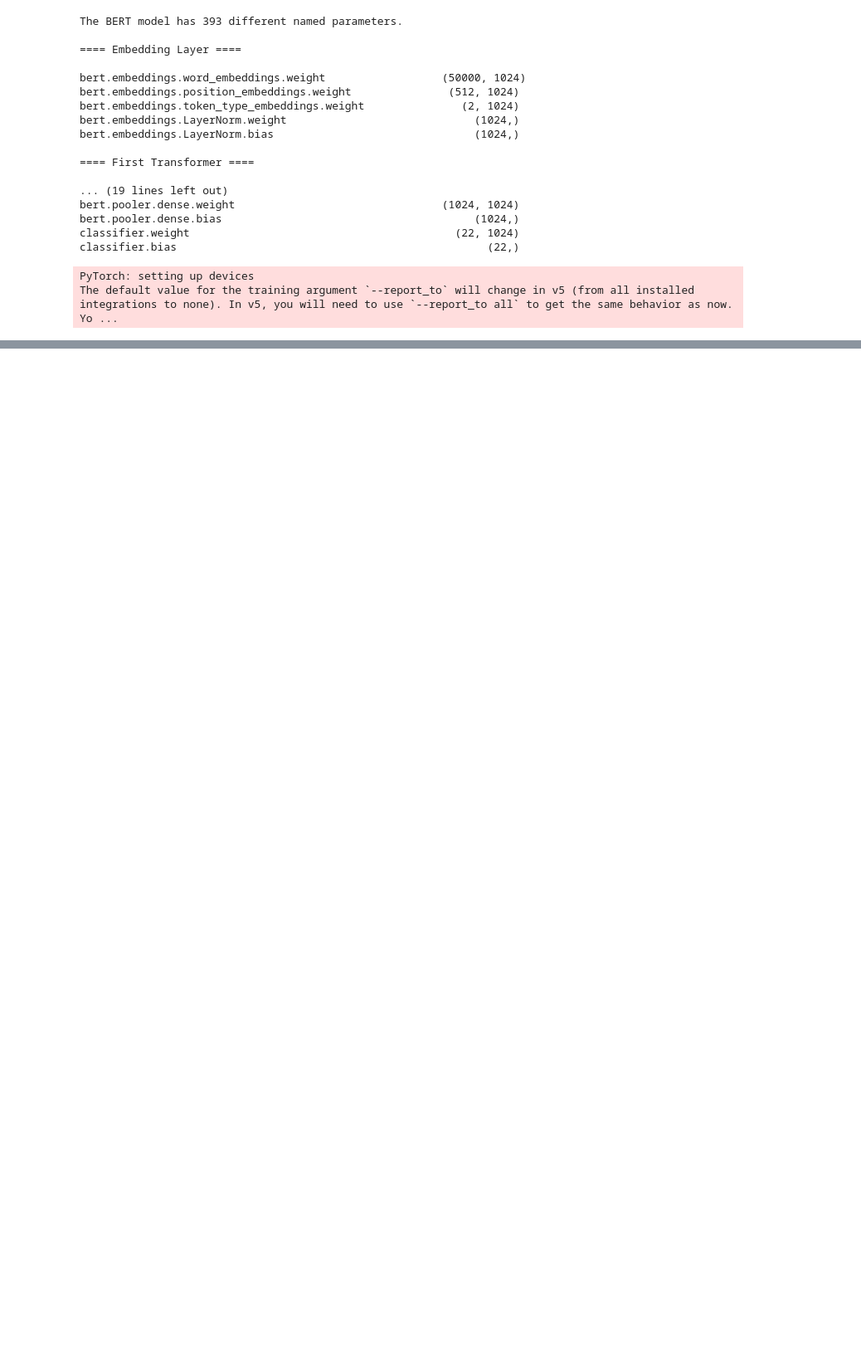
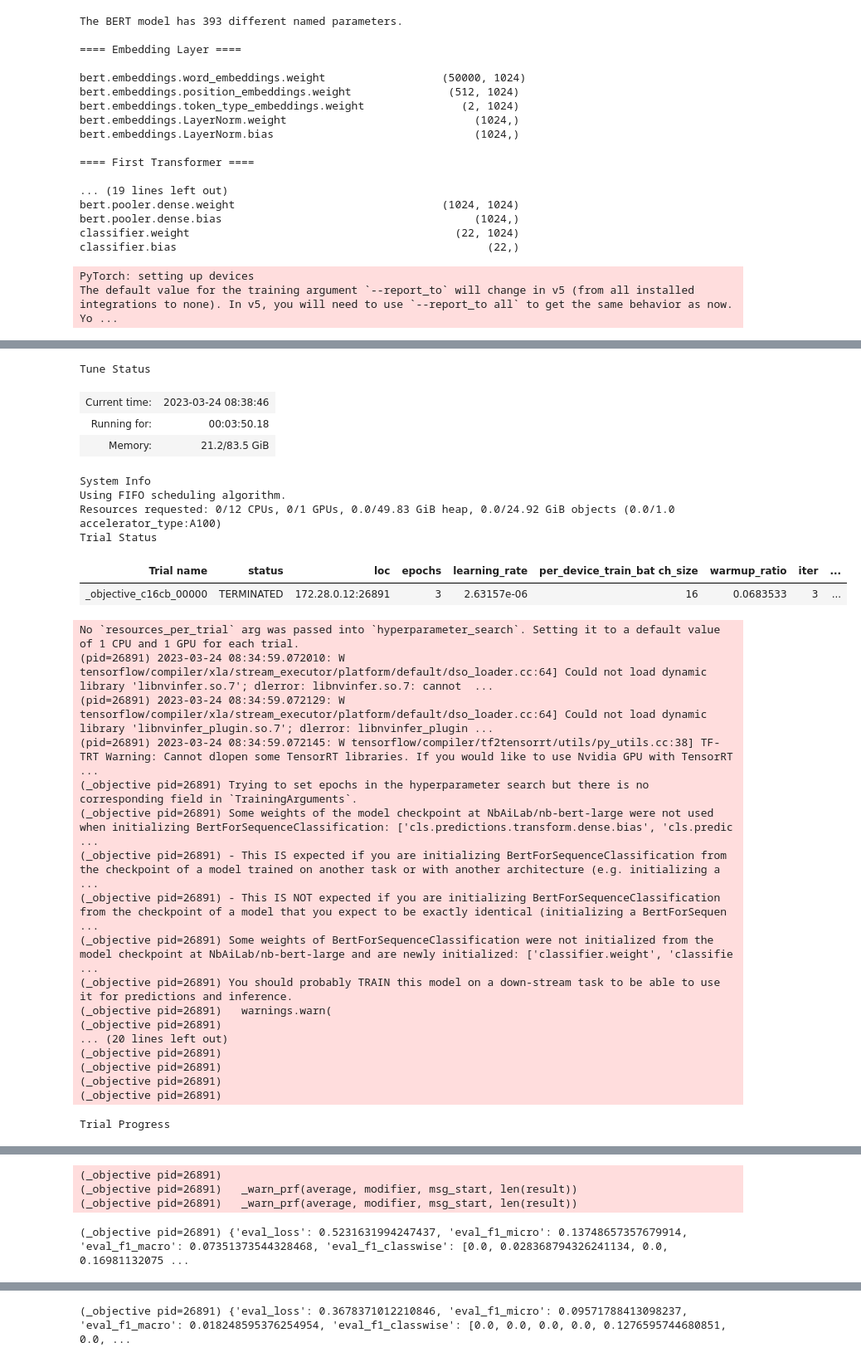
Before and after one commit to hellund/sports-article-classification, a Jupyter notebook: src/modelling/multi_label_bert_model_raytune.ipynb, the cells around one changed output, grey strips where cells are left out. Shown: that part at 83% size. Cells and saved outputs as stored; diff of their text form; code cells hidden in the pictures; blank space fills up the shorter version.

Commit message:
added model notebooks after runs

```diff
--- a/src/modelling/multi_label_bert_model_raytune.ipynb
+++ b/src/modelling/multi_label_bert_model_raytune.ipynb
@@ -128,15 +153,20 @@ def multi_label_metrics(predictions, labels, threshold=0.5):
     y_true = labels
     f1_micro_average = f1_score(y_true=y_true, y_pred=y_pred, average='micro')
     f1_macro_average = f1_score(y_true=y_true, y_pred=y_pred, average='macro')
-    f1_classwise = f1_score(y_true=y_true, y_pred=y_pred, average='samples')
+    f1_classwise = f1_score(y_true=y_true, y_pred=y_pred, average=None)
     roc_auc = roc_auc_score(y_true, y_pred, average = 'micro')
     accuracy = accuracy_score(y_true, y_pred)
+    score_report = classification_report(y_true,y_pred,
+    output_dict=True,
+    target_names=one_hot.classes_
+)
     # return as dictionary
     metrics = {'f1_micro': f1_micro_average,
                'f1_macro': f1_macro_average,
-               'f1_classwise': f1_classwise,
+               'f1_classwise': f1_classwise.tolist(),
                'roc_auc': roc_auc,
-               'accuracy': accuracy}
+               'accuracy': accuracy,
+               'score_report': score_report}
     return metrics
 
 def compute_metrics(p: EvalPrediction):
@@ -226,17 +256,17 @@ task = 'multi_label_classification'
 
 args = TrainingArguments(
     output_dir = f'experiment1-{model_name}-finetuned-{task}',
-    evaluation_strategy = 'steps',
-    save_strategy = 'steps',
+    evaluation_strategy = 'epoch',
+    save_strategy = 'epoch',
     seed = 100,
 #    learning_rate=2e-5,
 #    per_device_train_batch_size=batch_size,
 #    per_device_eval_batch_size=batch_size,
 #    num_train_epochs=5,
 #    weight_decay=0.01,
-    load_best_model_at_end=True,
-    metric_for_best_model=metric_name,
-    push_to_hub=True,
+   load_best_model_at_end=False,
+    #metric_for_best_model=metric_name,
+    #push_to_hub=True
 )
 # %% [output]
 PyTorch: setting up devices
@@ -273,15 +303,57 @@ Cloning https://huggingface.co/hellund/experiment1-nb-bert-large-finetuned-multi
 def ray_hp_space(trial):
     return {
         'learning_rate': ray.tune.loguniform(1e-6, 1e-4),
-        'per_device_train_batch_size': ray.tune.choice([16, 32, 64]),
-        'warmup_ratio': ray.tune.uniform(0, 0.5)
+        'per_device_train_batch_size': ray.tune.choice([16, 32]),
+        'warmup_ratio': ray.tune.uniform(0, 0.5),
         'epochs': ray.tune.choice([3, 4, 5])
     }
+# %%
+def optimize_objective(metrics):
+
+    #objective_metrics = ['weighted avg', '']
+    objective = metrics['eval_score_report']['weighted avg']['f1-score']
+
+
+    #objective_metrics = ['eval_f1_macro', 'eval_roc_auc', 'eval_accuracy']
+    #objective = dict(filter(lambda item: item[0] in objective_metrics, metrics.items()))
+    return objective
 # %%
-best_run = trainer.hyperparameter_search(
+#from ray.tune import ResultGrid
+bestrun = trainer.hyperparameter_search(
     direction='maximize',
     backend='ray',
     n_trials=1, # number of trials
     hp_space=ray_hp_space,
-    progress_reporter=JupyterNotebookReporter()
+    progress_reporter=JupyterNotebookReporter(),
+    compute_objective=optimize_objective
+
 )
+# %% [output]
+Tune Status
+| Current time: | 2023-03-24 08:38:46 |
+| Running for: | 00:03:50.18 |
+| Memory: | 21.2/83.5 GiB |
+System Info
+Using FIFO scheduling algorithm.
+Resources requested: 0/12 CPUs, 0/1 GPUs, 0.0/49.83 GiB heap, 0.0/24.92 GiB objects (0.0/1.0 accelerator_type:A100)
+Trial Status
+| Trial name | status | loc | epochs | learning_rate | per_device_train_bat ch_size | warmup_ratio | iter | ... |
+| _objective_c16cb_00000 | TERMINATED | 172.28.0.12:26891 | 3 | 2.63157e-06 | 16 | 0.0683533 | 3 | ... |
+No `resources_per_trial` arg was passed into `hyperparameter_search`. Setting it to a default value of 1 CPU and 1 GPU for each trial.
+(pid=26891) 2023-03-24 08:34:59.072010: W tensorflow/compiler/xla/stream_executor/platform/default/dso_loader.cc:64] Could not load dynamic library 'libnvinfer.so.7'; dlerror: libnvinfer.so.7: cannot  ...
+(pid=26891) 2023-03-24 08:34:59.072129: W tensorflow/compiler/xla/stream_executor/platform/default/dso_loader.cc:64] Could not load dynamic library 'libnvinfer_plugin.so.7'; dlerror: libnvinfer_plugin ...
+(pid=26891) 2023-03-24 08:34:59.072145: W tensorflow/compiler/tf2tensorrt/utils/py_utils.cc:38] TF-TRT Warning: Cannot dlopen some TensorRT libraries. If you would like to use Nvidia GPU with TensorRT ...
+(_objective pid=26891) Trying to set epochs in the hyperparameter search but there is no corresponding field in `TrainingArguments`.
+(_objective pid=26891) Some weights of the model checkpoint at NbAiLab/nb-bert-large were not used when initializing BertForSequenceClassification: ['cls.predictions.transform.dense.bias', 'cls.predic ...
+(_objective pid=26891) - This IS expected if you are initializing BertForSequenceClassification from the checkpoint of a model trained on another task or with another architecture (e.g. initializing a ...
+(_objective pid=26891) - This IS NOT expected if you are initializing BertForSequenceClassification from the checkpoint of a model that you expect to be exactly identical (initializing a BertForSequen ...
+(_objective pid=26891) Some weights of BertForSequenceClassification were not initialized from the model checkpoint at NbAiLab/nb-bert-large and are newly initialized: ['classifier.weight', 'classifie ...
+(_objective pid=26891) You should probably TRAIN this model on a down-stream task to be able to use it for predictions and inference.
+(_objective pid=26891)   warnings.warn(
+(_objective pid=26891)
+... (20 lines left out)
+(_objective pid=26891)
+(_objective pid=26891)
+(_objective pid=26891)
+(_objective pid=26891)
+Trial Progress
@@ -287,0 +362,4 @@ best_run = trainer.hyperparameter_search(
+(_objective pid=26891)
+(_objective pid=26891)   _warn_prf(average, modifier, msg_start, len(result))
+(_objective pid=26891)   _warn_prf(average, modifier, msg_start, len(result))
+(_objective pid=26891) {'eval_loss': 0.5231631994247437, 'eval_f1_micro': 0.13748657357679914, 'eval_f1_macro': 0.07351373544328468, 'eval_f1_classwise': [0.0, 0.028368794326241134, 0.0, 0.16981132075 ...
@@ -287,0 +383 @@ best_run = trainer.hyperparameter_search(
+(_objective pid=26891) {'eval_loss': 0.3678371012210846, 'eval_f1_micro': 0.09571788413098237, 'eval_f1_macro': 0.018248595376254954, 'eval_f1_classwise': [0.0, 0.0, 0.0, 0.0, 0.1276595744680851, 0.0, ...
```
Also changed, not shown: parts of 15 cells of this notebook, 5 other files.
